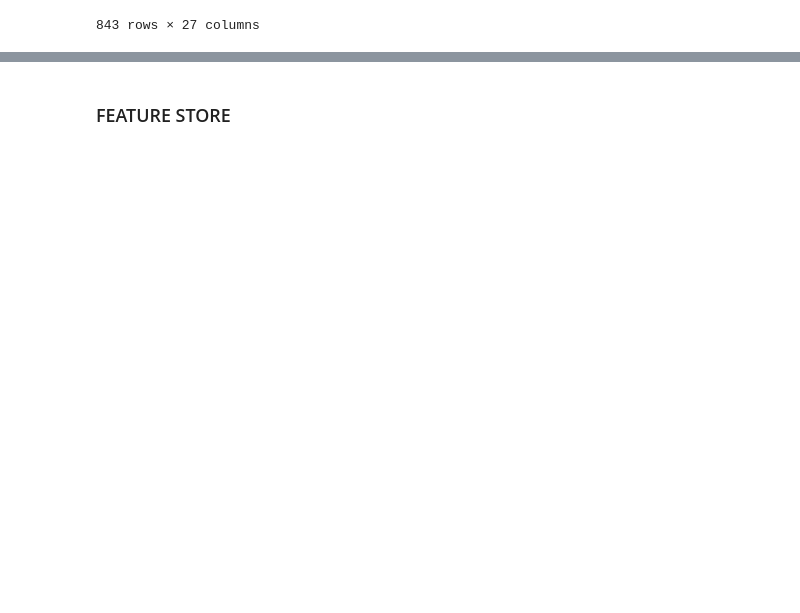
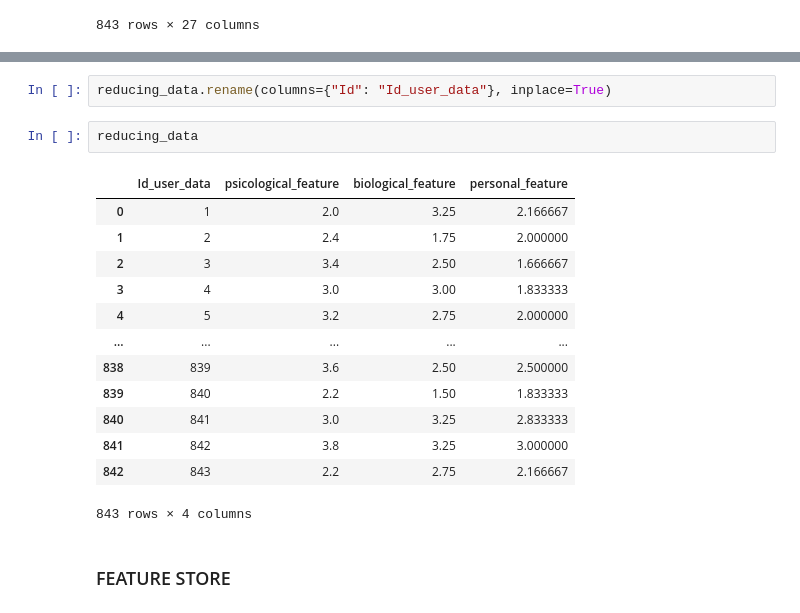
Before and after one commit to Marquinhos9873/mle3, a Jupyter notebook: notebooks/Clasificacion HPM.ipynb, the cells around one changed output, grey strips where cells are left out. Cells and saved outputs as stored; diff of their text form; blank space fills up the shorter version.

```diff
--- a/notebooks/Clasificacion HPM.ipynb
+++ b/notebooks/Clasificacion HPM.ipynb
@@ -99,3 +122,21 @@ reducing_data["personal_feature"] = X[persona_factor].mean(axis = 1)
+# %%
+reducing_data.rename(columns={"Id": "Id_user_data"}, inplace=True)
+# %%
+reducing_data
+# %% [output]
+|  | Id_user_data | psicological_feature | biological_feature | personal_feature |
+| 0 | 1 | 2.0 | 3.25 | 2.166667 |
+| 1 | 2 | 2.4 | 1.75 | 2.000000 |
+| 2 | 3 | 3.4 | 2.50 | 1.666667 |
+| 3 | 4 | 3.0 | 3.00 | 1.833333 |
+| 4 | 5 | 3.2 | 2.75 | 2.000000 |
+| ... | ... | ... | ... | ... |
+| 838 | 839 | 3.6 | 2.50 | 2.500000 |
+| 839 | 840 | 2.2 | 1.50 | 1.833333 |
+| 840 | 841 | 3.0 | 3.25 | 2.833333 |
+| 841 | 842 | 3.8 | 3.25 | 3.000000 |
+| 842 | 843 | 2.2 | 2.75 | 2.166667 |
+843 rows × 4 columns
 # %% [markdown]
 ### FEATURE STORE
 # %%
```
Also changed, not shown: parts of 4 cells of this notebook, 3 other files.
